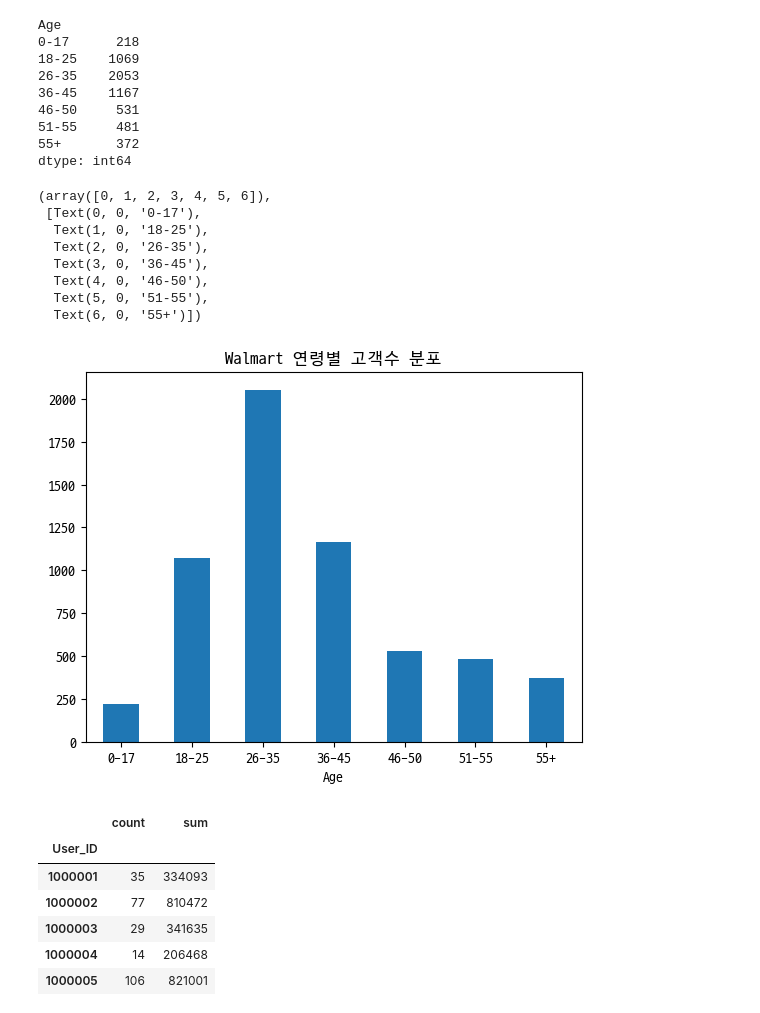
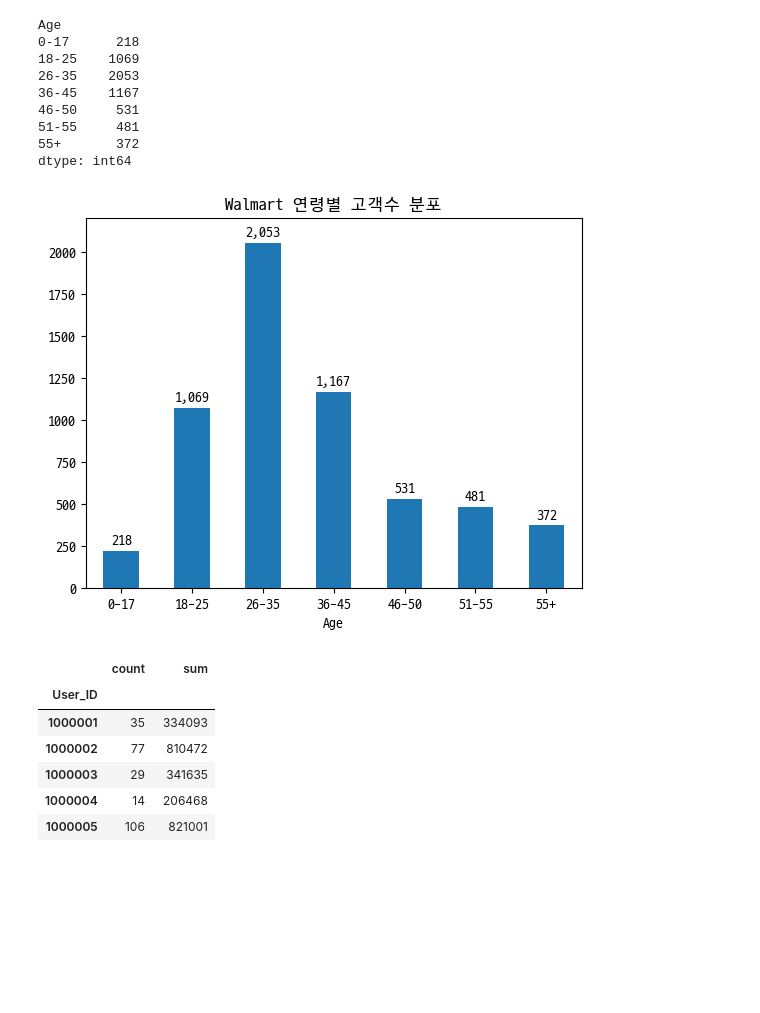
Before and after one commit to cherrima/hipython, a Jupyter notebook: Walmart/Walmart_Sales분석_강창희.ipynb, the cells around one changed output. Saved outputs shown, nothing was run; the diff lists cells and outputs as text; code cells hidden in the pictures; blank space fills up the shorter version.

```diff
--- a/Walmart/Walmart_Sales분석_강창희.ipynb
+++ b/Walmart/Walmart_Sales분석_강창희.ipynb
@@ -115,19 +115,30 @@ Age
 dtype: int64
 # %%
 # 고객 연령대 별 분포
-user_df.groupby('Age').size().plot(kind='bar')
+# user_df.groupby('Age').size().plot(kind='bar')
+
+age_df = user_df.groupby('Age').size()
+
+axes = age_df.plot(kind='bar')
+
+
+# bars = plt.bar(age_df.index, age_df)
+
+# 막대 위에 수치 표시
+# plt.bar_label(bars, padding=3) # padding은 막대와 숫자 사이의 간격
+
+# 각 막대(container)에 대해 레이블 추가
+for container in axes.containers:
+    axes.bar_label(container, fmt='{:,.0f}', padding=3)
+
+
 plt.title("Walmart 연령별 고객수 분포")
 plt.xticks(rotation=0)
+plt.ylim(0, 2200) # 숫자가 잘리지 않게 Y축 범위 조정
+
+plt.show()
 # %% [output]
-(array([0, 1, 2, 3, 4, 5, 6]),
- [Text(0, 0, '0-17'),
-  Text(1, 0, '18-25'),
-  Text(2, 0, '26-35'),
-  Text(3, 0, '36-45'),
-  Text(4, 0, '46-50'),
-  Text(5, 0, '51-55'),
-  Text(6, 0, '55+')])
-[figure, old version]
+[figure, new version]
 # %%
 # 한사람당 몇가지 물건을 사는 가?
 # user_product_df = df.value_counts(df['User_ID'])
```
